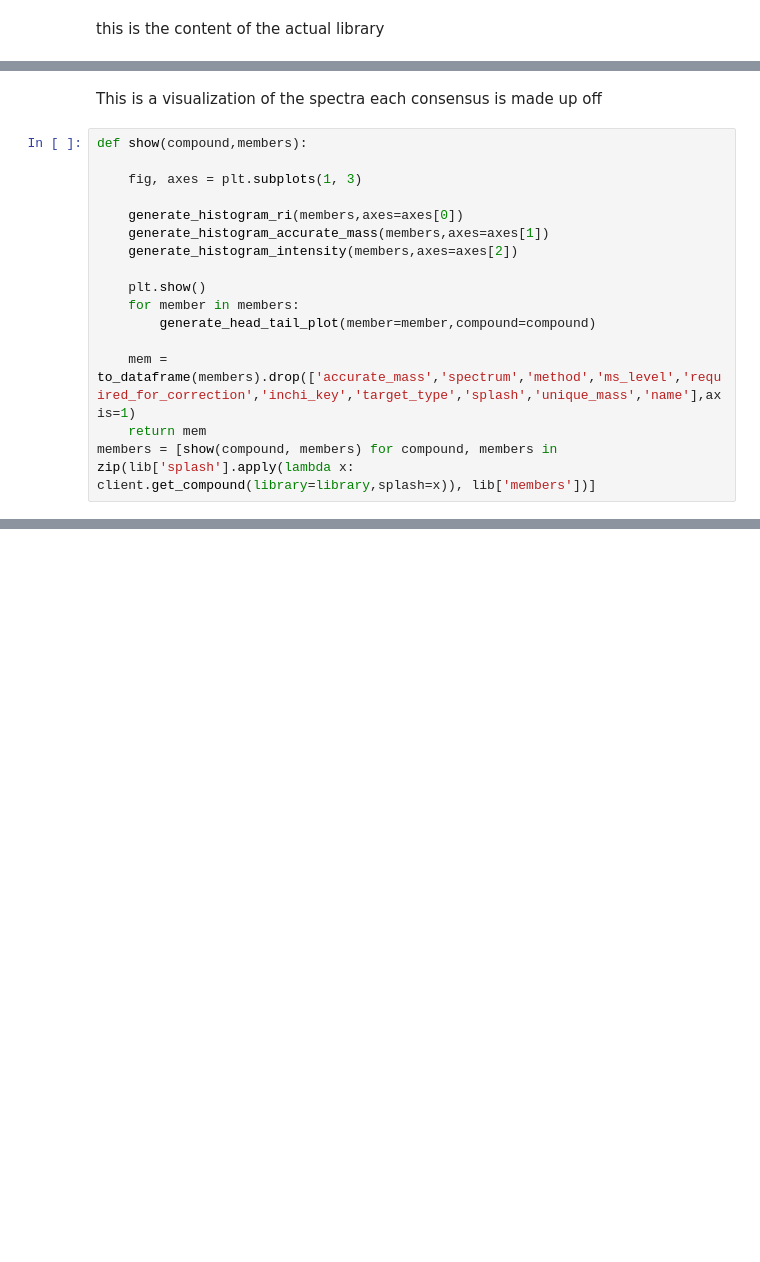
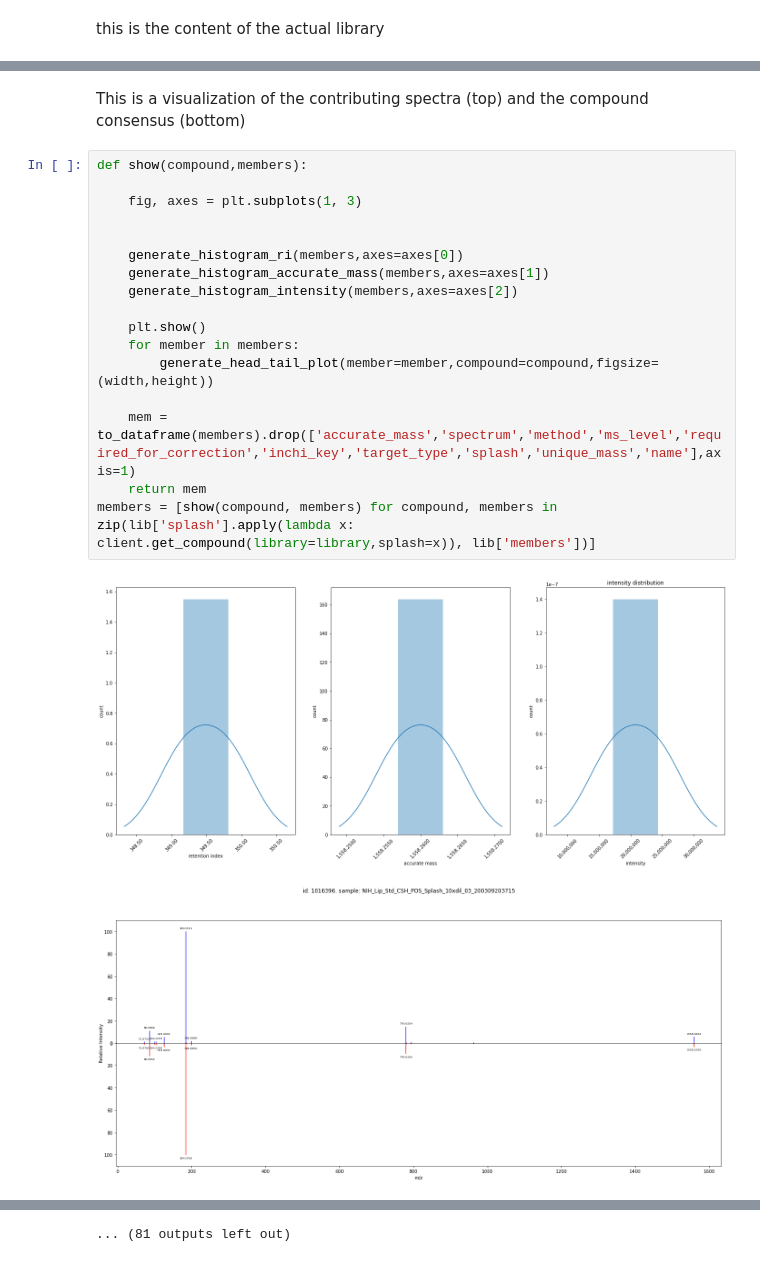
Before and after one commit to metabolomics-us/carpy, a Jupyter notebook: lcb/lcb/cisvis/visualizeSpectraLibrary.ipynb, the cells around one changed output, grey strips where cells are left out. Saved outputs shown, nothing was run; the diff lists cells and outputs as text; blank space fills up the shorter version.

```diff
--- a/lcb/lcb/cisvis/visualizeSpectraLibrary.ipynb
+++ b/lcb/lcb/cisvis/visualizeSpectraLibrary.ipynb
@@ -41,18 +63,22 @@ lib_to_show
 # %% [markdown]
-This is a visualization of the spectra each consensus is made up off
+This is a visualization of the contributing spectra (top) and the compound consensus (bottom)
 # %%
 def show(compound,members):
 
     fig, axes = plt.subplots(1, 3)
+
 
     generate_histogram_ri(members,axes=axes[0])
     generate_histogram_accurate_mass(members,axes=axes[1])
     generate_histogram_intensity(members,axes=axes[2])
 
     plt.show()
     for member in members:
-        generate_head_tail_plot(member=member,compound=compound)
+        generate_head_tail_plot(member=member,compound=compound,figsize=(width,height))
 
     mem = to_dataframe(members).drop(['accurate_mass','spectrum','method','ms_level','required_for_correction','inchi_key','target_type','splash','unique_mass','name'],axis=1)
     return mem
 members = [show(compound, members) for compound, members in zip(lib['splash'].apply(lambda x: client.get_compound(library=library,splash=x)), lib['members'])]
+# %% [output]
+[figure, added]
+[figure, added]
@@ -58,0 +95 @@ members = [show(compound, members) for compound, members in zip(lib['splash'].ap
+... (81 outputs left out)
```
Also changed, not shown: parts of 6 cells of this notebook, 3 other files.
